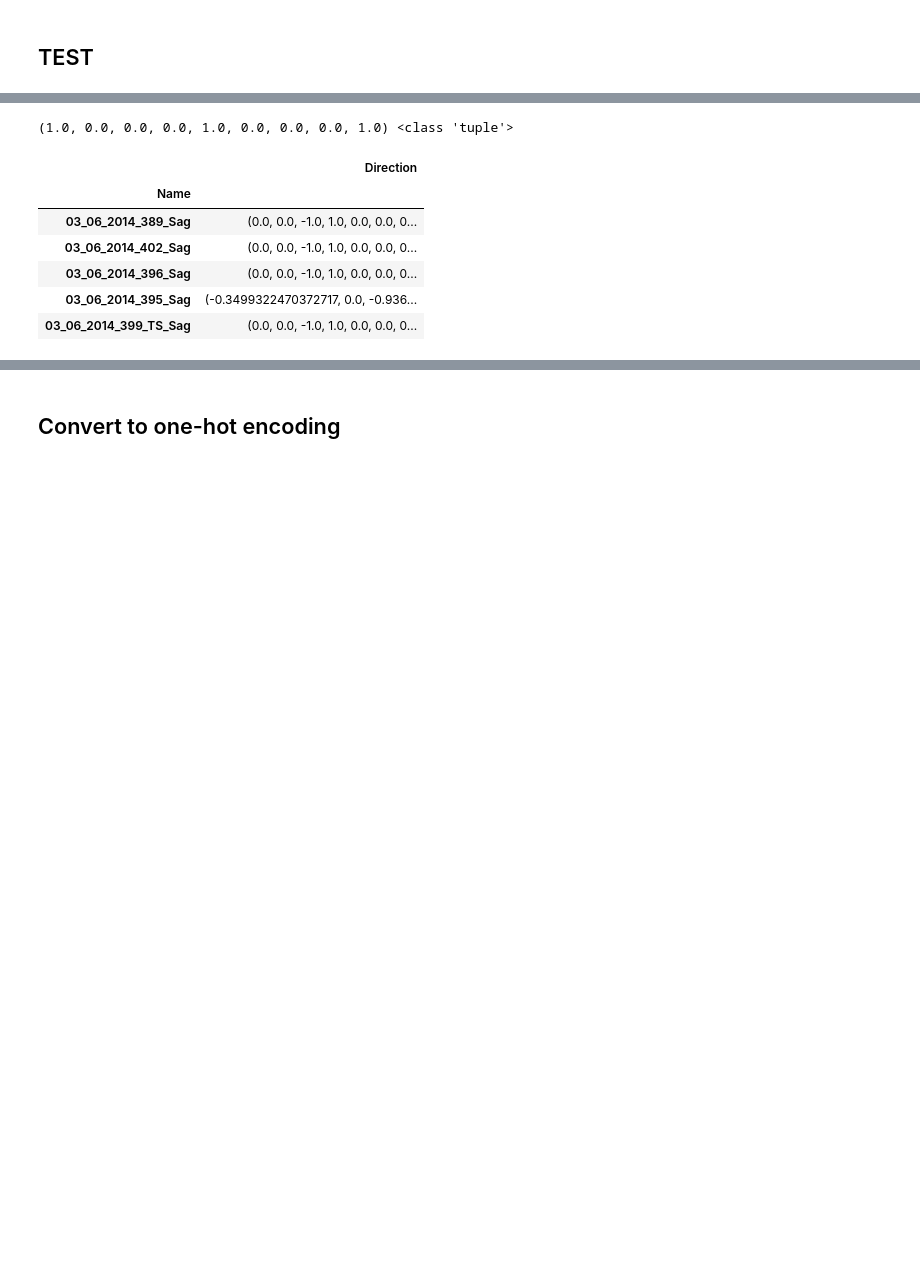
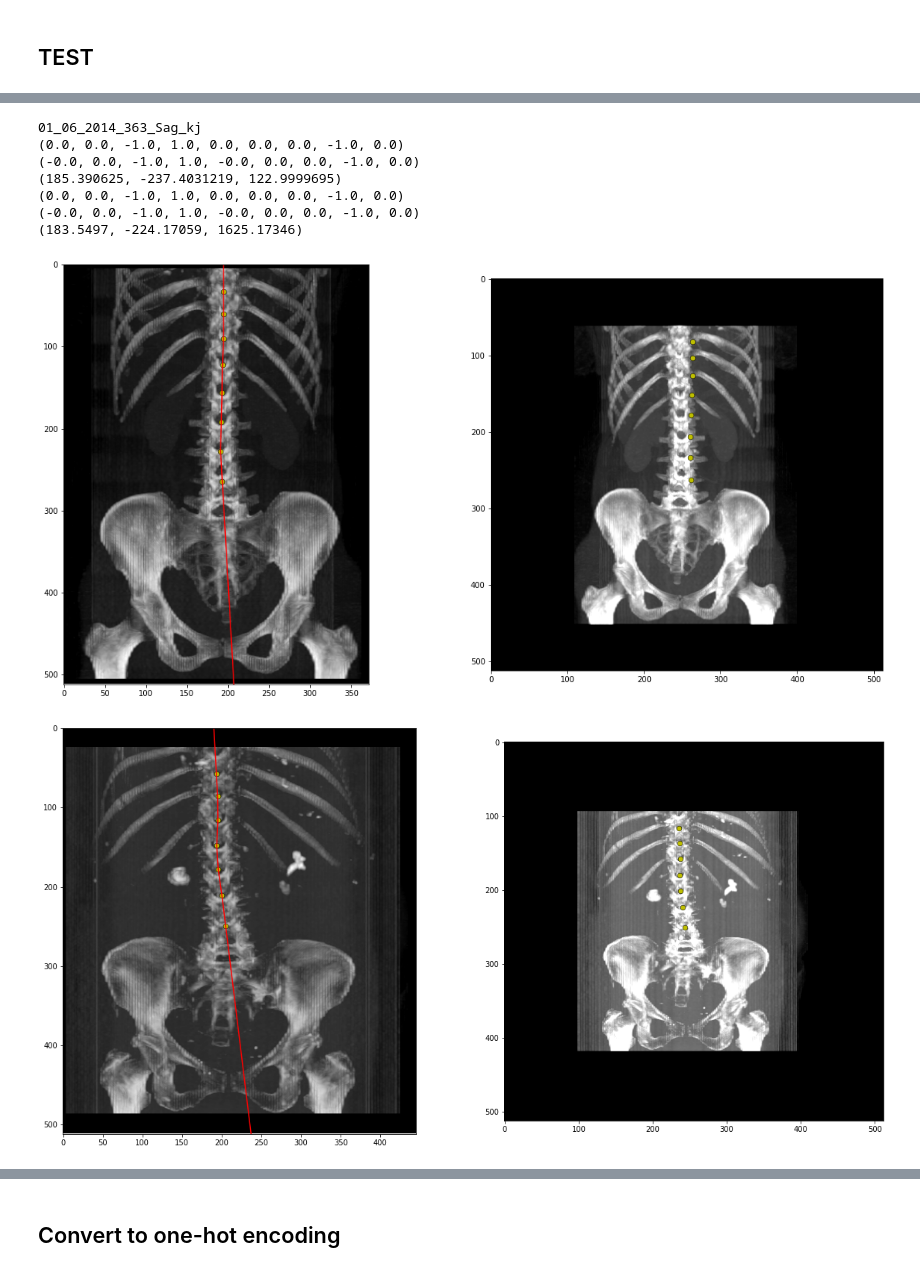
Before and after one commit to DMcSweeney/coronal_sagittal_cnn, a Jupyter notebook: notebooks/prepare_data.ipynb, the cells around one changed output, grey strips where cells are left out. Cells and saved outputs as stored; diff of their text form; code cells hidden in the pictures; blank space fills up the shorter version.

Commit message:
Fix issue with reading dicoms

```diff
--- a/notebooks/prepare_data.ipynb
+++ b/notebooks/prepare_data.ipynb
@@ -230,0 +209,3 @@ def resample(image, new_spacing):
+# %%
+direct_df = pd.read_csv('../dicom_direction.csv', index_col='Name', converters={'Direction': literal_eval, 'Origin': literal_eval})
+direct_df.head()
@@ -248,29 +363,3 @@ def resample_data(name, data):
-# %%
-def get_ROI(img, fit, width=4):
-    #width in pixels
-    print('IMG', img.shape)
-    #img = np.fliplr(np.rot90(img, k=2))
-    roi = np.zeros((2*width, img.shape[-1], img.shape[-1]))
-    roi -= 1024
-    for i, y in enumerate(fit):
-        roi[:, i] = img[int(y)-width:int(y)+width,i]
-    return roi
-
-def plot_midline(name, mip, scaling, plot=False):
-    x, y = zip(*[literal_eval(x) for x in df.loc[f'{name}_kj'].dropna().values])
-    x = np.array(x, dtype=float)*scaling[1]
-    y= np.array(y, dtype=float)*scaling[0]
-    print(x, y)
-    tck = interpolate.splrep(y, x, k=1, s=0)
-    xd = np.linspace(0, mip.shape[1], mip.shape[1])
-    fit = interpolate.splev(xd, tck, der=0)
-    #form_img = np.flip(mip, axis=(0, 1))
-    if plot:
-        fig, ax = plt.subplots(1,1, figsize=(10, 10))
-        ax.imshow(np.rot90(mip, k=-1), cmap='gray')
-        sns.scatterplot(x=x, y=y, color='y', s=45, edgecolor='k')
-        #ax.plot(xd, fit, linewidth=1.5, color='cyan')
-    return fit
 # %%
 #name = '03_06_2014_389_Sag'
 def get_sagittal_midline(name, plot=False):
@@ -322,15 +433,22 @@ def get_sagittal_midline(name, plot=False):
 # %%
-direct_df = pd.read_csv('../dicom_direction.csv', index_col='Name', converters={'Direction': literal_eval})
-#base_direction = (0.0, 0.0, -1.0, 1.0, 0.0, 0.0, 0.0, -1.0, 0.0)
-base_direction = (1.0, 0.0, 0.0, 0.0, 1.0, 0.0, 0.0, 0.0, 1.0)
-print(base_direction, type(base_direction))
-direct_df.head()
+base_direction = (0.0, 0.0, -1.0, 1.0, 0.0, 0.0, 0.0, -1.0, 0.0)
+base_origin = (0.0, 0.0, 0.0)
+for name in df.index:
+    #if direct_df.loc[name.strip('_kj')].values[0] != base_direction:
+    if name  == '01_06_2014_363_Sag_kj':
+        print(name)
+        get_sagittal_midline(name.strip('_kj'), plot=True)
+
+    elif name == 'fr_555_LS_Sag_kj':
+        get_sagittal_midline(name.strip('_kj'), plot=True)
+        break
 # %% [output]
-(1.0, 0.0, 0.0, 0.0, 1.0, 0.0, 0.0, 0.0, 1.0) <class 'tuple'>
+01_06_2014_363_Sag_kj
+(0.0, 0.0, -1.0, 1.0, 0.0, 0.0, 0.0, -1.0, 0.0)
+(-0.0, 0.0, -1.0, 1.0, -0.0, 0.0, 0.0, -1.0, 0.0)
+(185.390625, -237.4031219, 122.9999695)
+(0.0, 0.0, -1.0, 1.0, 0.0, 0.0, 0.0, -1.0, 0.0)
+(-0.0, 0.0, -1.0, 1.0, -0.0, 0.0, 0.0, -1.0, 0.0)
+(183.5497, -224.17059, 1625.17346)
-|  | Direction |
-| Name |  |
-| 03_06_2014_389_Sag | (0.0, 0.0, -1.0, 1.0, 0.0, 0.0, 0... |
-| 03_06_2014_402_Sag | (0.0, 0.0, -1.0, 1.0, 0.0, 0.0, 0... |
-| 03_06_2014_396_Sag | (0.0, 0.0, -1.0, 1.0, 0.0, 0.0, 0... |
-| 03_06_2014_395_Sag | (-0.3499322470372717, 0.0, -0.936... |
-| 03_06_2014_399_TS_Sag | (0.0, 0.0, -1.0, 1.0, 0.0, 0.0, 0... |
+[figure, added]
+[figure, added]
```
Also changed, not shown: parts of 15 cells of this notebook, 9 other files.
